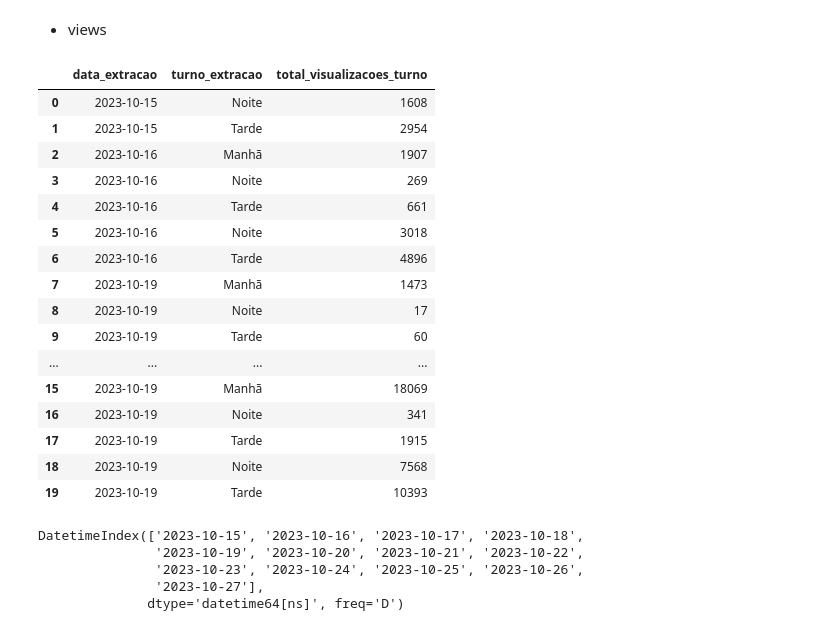
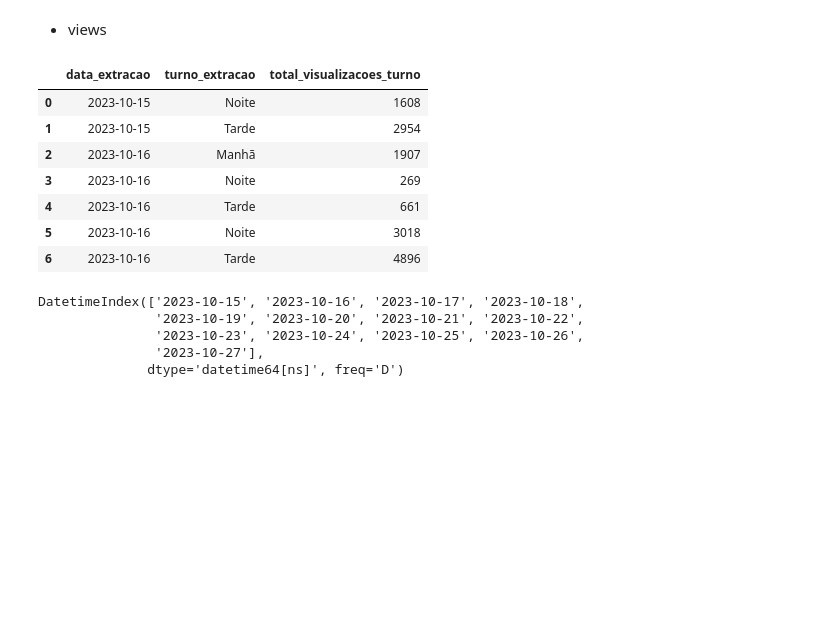
Before and after one commit to rodrigorocha1/analise_dados_youtube, a Jupyter notebook: notebooks/visualizações.ipynb, the cells around one changed output. Cells and saved outputs as stored; diff of their text form; code cells hidden in the pictures; blank space fills up the shorter version.

```diff
--- a/notebooks/visualizações.ipynb
+++ b/notebooks/visualizações.ipynb
@@ -48,33 +48,25 @@ tipos = {
 # %%
 df_result = pd.read_sql_query(
     ' SELECT data_extracao, '
     ' turno_extracao, '
     ' total_visualizacoes_turno '
     ' FROM TOTAL_VISUALIZACOES_POR_SEMANA '
     ' where TOTAL_VISUALIZACOES_POR_SEMANA.assunto = "assunto_cities_skylines" '
-    ' AND ID_CANAL="UCrOH1V-FyMunBIMrKL0y0xQ"',
+    ' AND ID_CANAL="UCrOH1V-FyMunBIMrKL0y0xQ" '
+    ' AND  data_extracao in ("2023-10-15", "2023-10-16")',
     con=engine,
     dtype=tipos
 )
 df_result.head(20)
 # %% [output]
 |  | data_extracao | turno_extracao | total_visualizacoes_turno |
 | 0 | 2023-10-15 | Noite | 1608 |
 | 1 | 2023-10-15 | Tarde | 2954 |
 | 2 | 2023-10-16 | Manhã | 1907 |
 | 3 | 2023-10-16 | Noite | 269 |
 | 4 | 2023-10-16 | Tarde | 661 |
 | 5 | 2023-10-16 | Noite | 3018 |
 | 6 | 2023-10-16 | Tarde | 4896 |
-| 7 | 2023-10-19 | Manhã | 1473 |
-| 8 | 2023-10-19 | Noite | 17 |
-| 9 | 2023-10-19 | Tarde | 60 |
-| ... | ... | ... | ... |
-| 15 | 2023-10-19 | Manhã | 18069 |
-| 16 | 2023-10-19 | Noite | 341 |
-| 17 | 2023-10-19 | Tarde | 1915 |
-| 18 | 2023-10-19 | Noite | 7568 |
-| 19 | 2023-10-19 | Tarde | 10393 |
 # %%
 date_range = pd.date_range(start='2023-10-15', periods=13, freq='D')
 date_range
```
Also changed, not shown: parts of 3 cells of this notebook, 7 other files.
